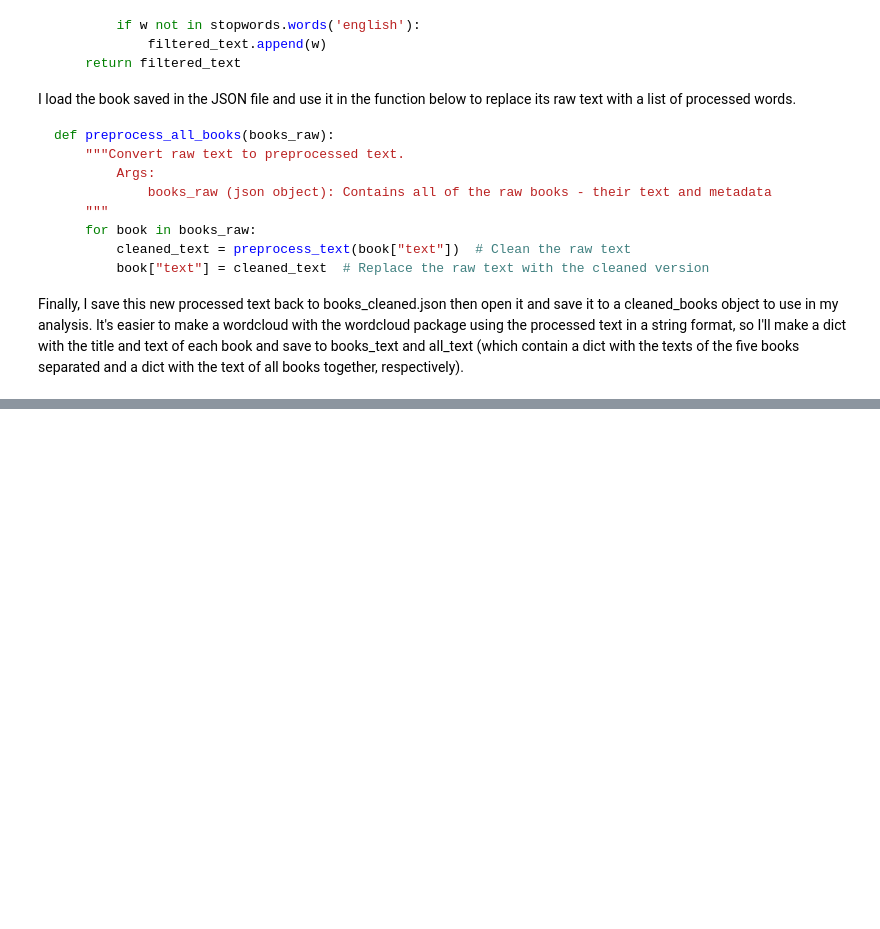
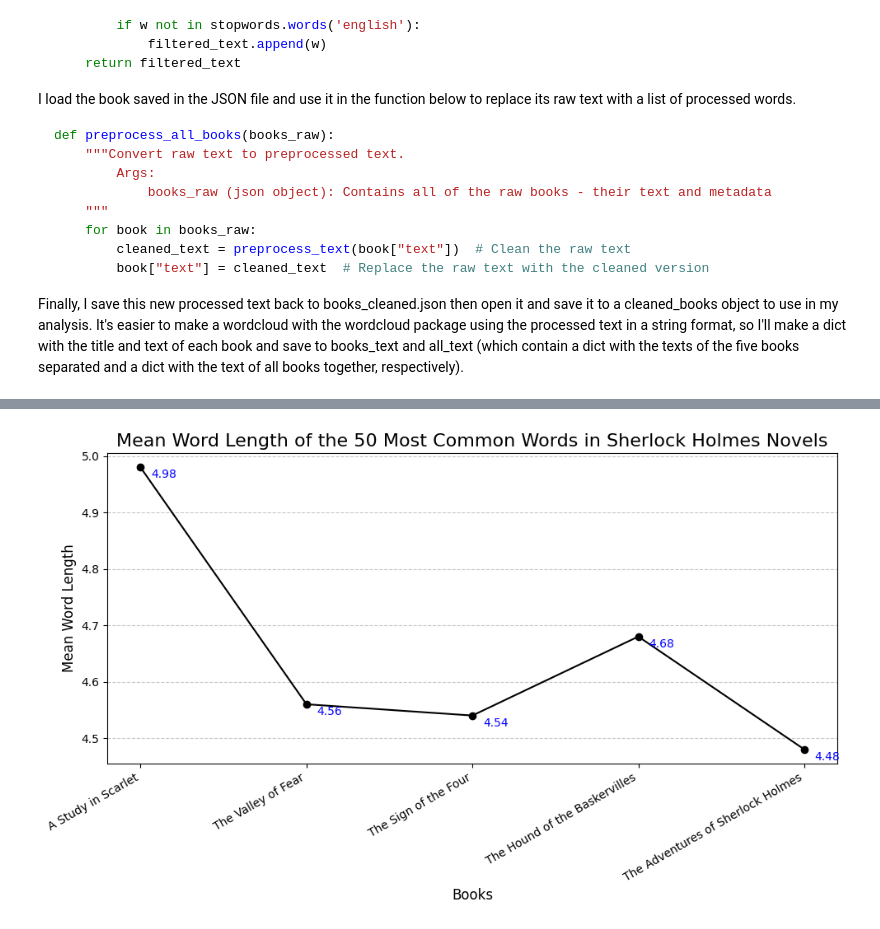
Before and after one commit to chayre/word_frequency_analysis, a Jupyter notebook: jupyter_notebook.ipynb, the cells around one changed output, grey strips where cells are left out. Cells and saved outputs as stored; diff of their text form; code cells hidden in the pictures; blank space fills up the shorter version.

```diff
--- a/jupyter_notebook.ipynb
+++ b/jupyter_notebook.ipynb
@@ -187,0 +445,5 @@ create_wordcloud(all_text, color_func)
+# %%
+# Create a line chart which shows the average length of the top n (in this case, 50) words for each novel
+create_mean_word_length_chart(books_text, 50)
+# %% [output]
+[figure, added]
```
Also changed, not shown: parts of 25 cells of this notebook, 4 other files.
